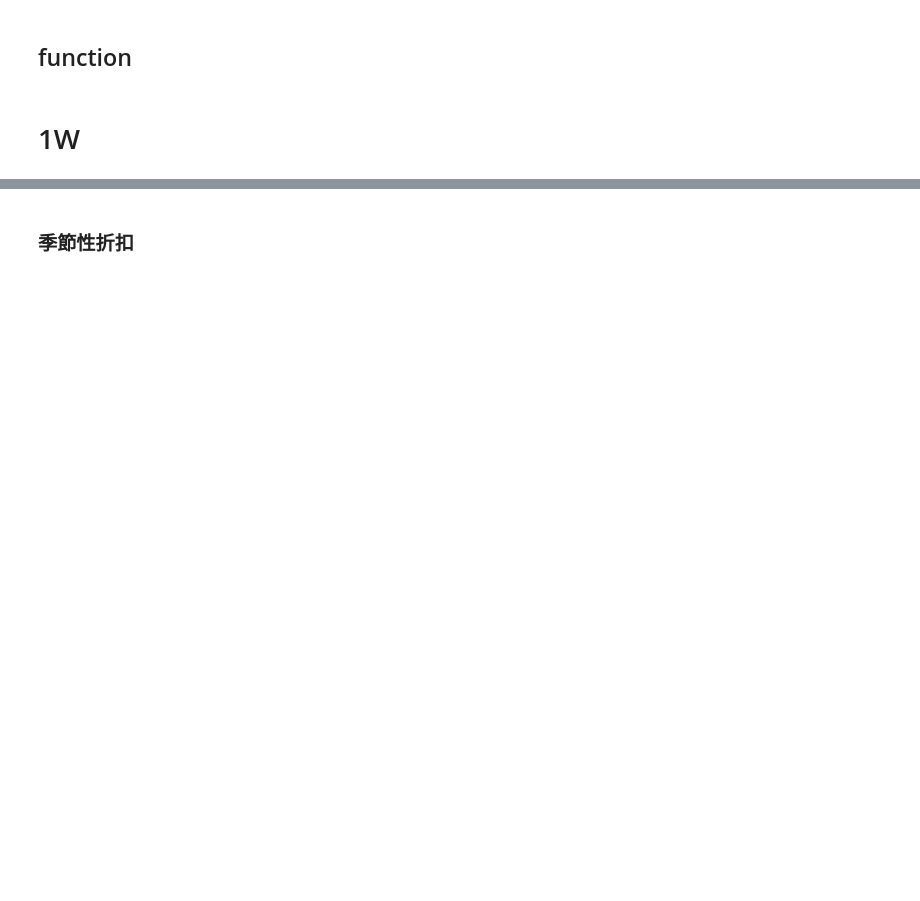
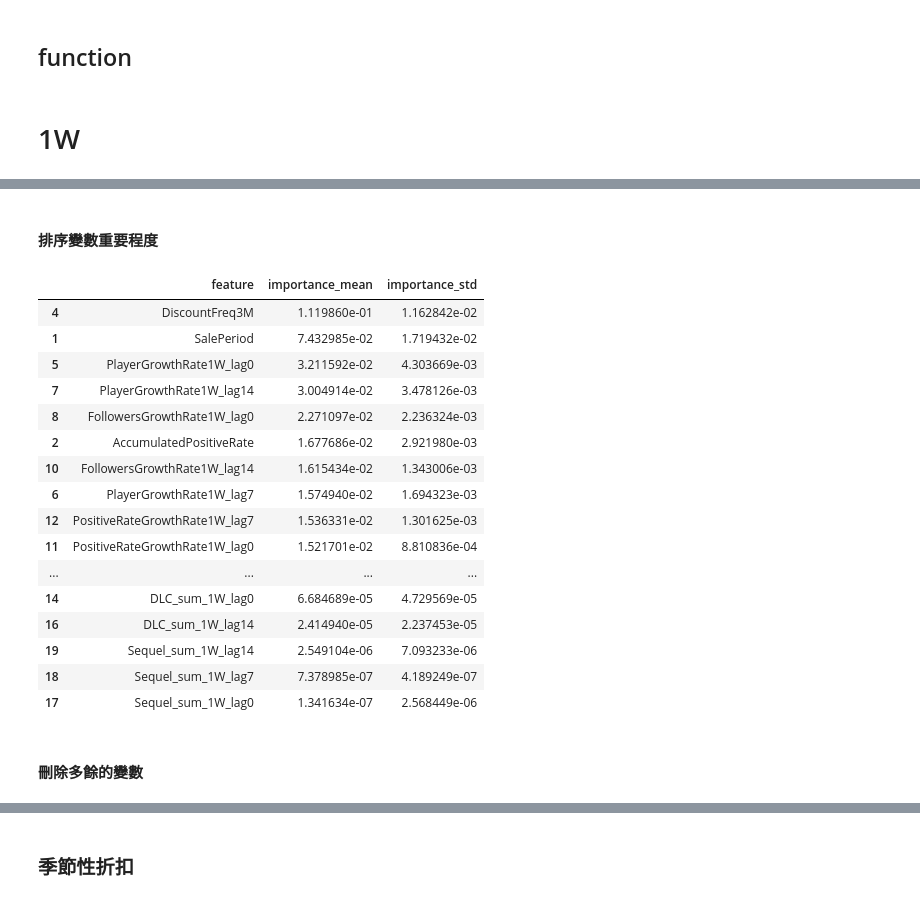
Before and after one commit to yixuan0803/fa-25-econ-5166-group-1, a Jupyter notebook: finding/discount-timing-RF-prediction-model.ipynb, the cells around one changed output, grey strips where cells are left out. Drawn from its saved outputs; the diff is of its cells as text; code cells hidden in the pictures; blank space fills up the shorter version.

```diff
--- a/finding/discount-timing-RF-prediction-model.ipynb
+++ b/finding/discount-timing-RF-prediction-model.ipynb
@@ -189,9 +231,14 @@ def find_best_params_grid_searchCV(X_train, y_train, X_test, y_test, param_grid)
 # 1W
 # %%
 feature_cols = [
-    'Age', 'AccumulatedPositiveRate', 'MultiPlayer', 'PlayerGrowthRate1W', 'FollowersGrowthRate1W', 'PositiveRateGrowthRate1W',
-    'SalePeriod', 'DiscountFreq3M', 'DLC_sum_1W', 'Sequel_sum_1W'
-]
+    'Age', 'SalePeriod', 'AccumulatedPositiveRate', "MultiPlayer", 'DiscountFreq3M',
+    'PlayerGrowthRate1W_lag0', 'PlayerGrowthRate1W_lag7', 'PlayerGrowthRate1W_lag14',
+    'FollowersGrowthRate1W_lag0', 'FollowersGrowthRate1W_lag7', 'FollowersGrowthRate1W_lag14',
+    'PositiveRateGrowthRate1W_lag0', 'PositiveRateGrowthRate1W_lag7', 'PositiveRateGrowthRate1W_lag14',
+    'DLC_sum_1W_lag0', 'DLC_sum_1W_lag7', 'DLC_sum_1W_lag14',
+    'Sequel_sum_1W_lag0', 'Sequel_sum_1W_lag7', 'Sequel_sum_1W_lag14'
+] + [col for col in df_dummies.columns if col.startswith('GameID_')]
+
 
 baseline_model = RandomForestClassifier(
     n_estimators=200,
@@ -284,0 +275,51 @@ selection train    0.6403    0.0482  0.8383
+# %% [markdown]
+#### 排序變數重要程度
+# %%
+best_rf = RandomForestClassifier(
+    n_estimators=200,
+    max_features='sqrt',
+    max_depth=6,
+    min_samples_split=2,
+    min_samples_leaf=1,
+    class_weight='balanced',
+    random_state=71
+)
+
+best_rf.fit(X_train, y_train)
+
+perm = permutation_importance(
+    best_rf,
+    X_train,
+    y_train,
+    n_repeats=10,
+    scoring='roc_auc',
+    random_state=42
+)
+
+importance_df = pd.DataFrame({
+    'feature': X_train.columns,
+    'importance_mean': perm.importances_mean,
+    'importance_std': perm.importances_std
+}).sort_values(by='importance_mean', ascending=False)
+
+importance_df
+# %% [output]
+|  | feature | importance_mean | importance_std |
+| 4 | DiscountFreq3M | 1.119860e-01 | 1.162842e-02 |
+| 1 | SalePeriod | 7.432985e-02 | 1.719432e-02 |
+| 5 | PlayerGrowthRate1W_lag0 | 3.211592e-02 | 4.303669e-03 |
+| 7 | PlayerGrowthRate1W_lag14 | 3.004914e-02 | 3.478126e-03 |
+| 8 | FollowersGrowthRate1W_lag0 | 2.271097e-02 | 2.236324e-03 |
+| 2 | AccumulatedPositiveRate | 1.677686e-02 | 2.921980e-03 |
+| 10 | FollowersGrowthRate1W_lag14 | 1.615434e-02 | 1.343006e-03 |
+| 6 | PlayerGrowthRate1W_lag7 | 1.574940e-02 | 1.694323e-03 |
+| 12 | PositiveRateGrowthRate1W_lag7 | 1.536331e-02 | 1.301625e-03 |
+| 11 | PositiveRateGrowthRate1W_lag0 | 1.521701e-02 | 8.810836e-04 |
+| ... | ... | ... | ... |
+| 14 | DLC_sum_1W_lag0 | 6.684689e-05 | 4.729569e-05 |
+| 16 | DLC_sum_1W_lag14 | 2.414940e-05 | 2.237453e-05 |
+| 19 | Sequel_sum_1W_lag14 | 2.549104e-06 | 7.093233e-06 |
+| 18 | Sequel_sum_1W_lag7 | 7.378985e-07 | 4.189249e-07 |
+| 17 | Sequel_sum_1W_lag0 | 1.341634e-07 | 2.568449e-06 |
+# %% [markdown]
+#### 刪除多餘的變數
```
Also changed, not shown: parts of 55 cells of this notebook, 2 other files.
